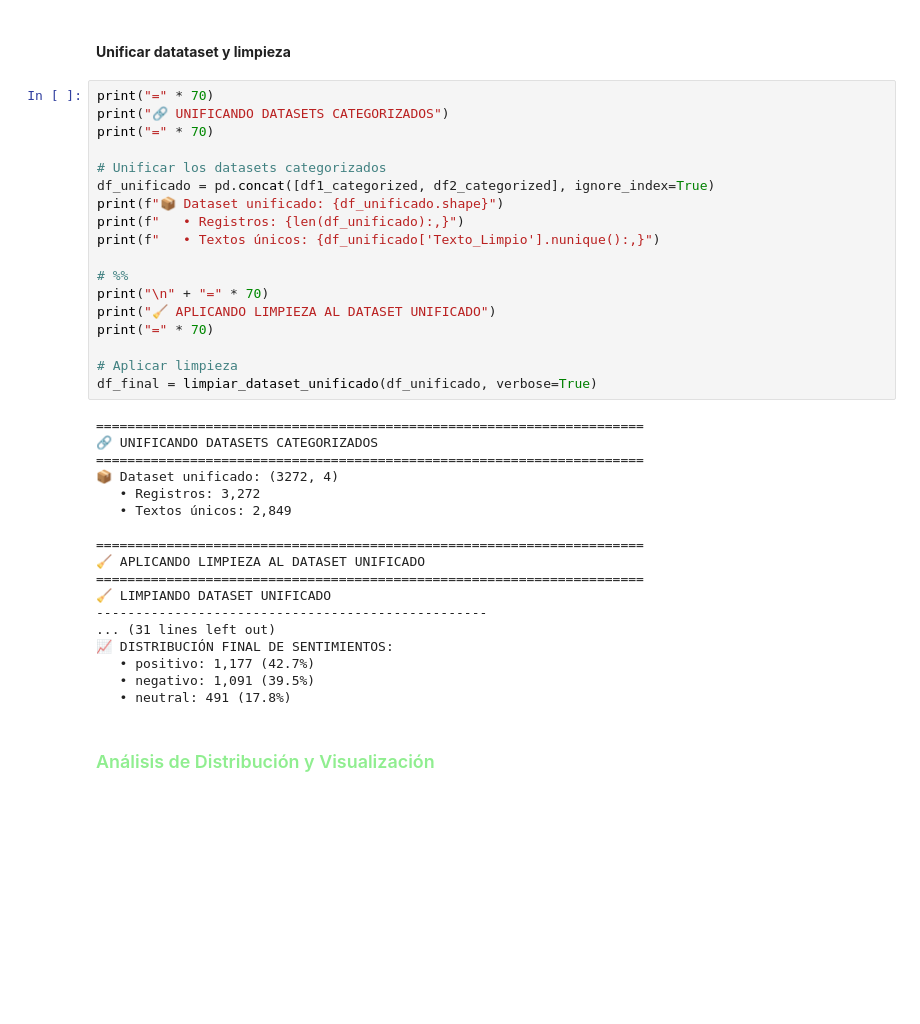
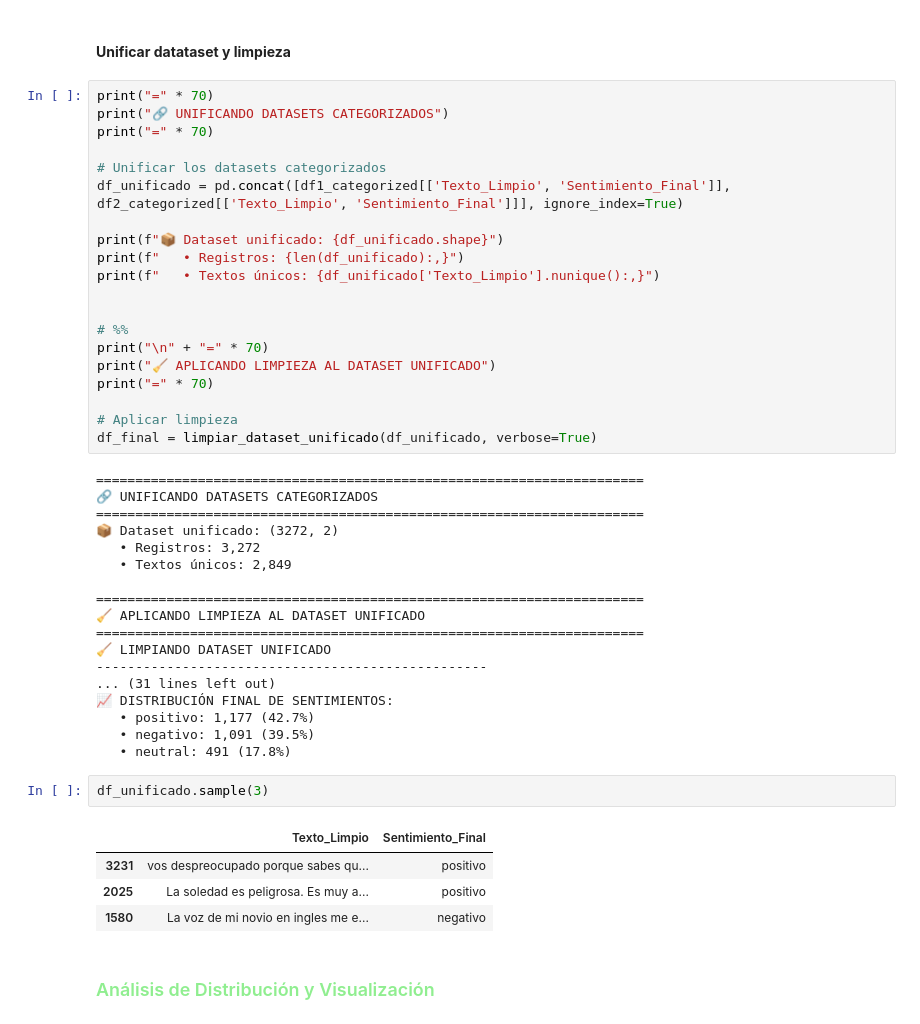
Before and after one commit to ml-punto-tech/sentiment-api, a Jupyter notebook: data-science/notebooks/Procesamiento_y_Clasificacion_de_Datos_SentimentAPI_enero.ipynb, the cells around one changed output. Saved outputs shown, nothing was run; the diff lists cells and outputs as text; blank space fills up the shorter version.

```diff
--- a/data-science/notebooks/Procesamiento_y_Clasificacion_de_Datos_SentimentAPI_enero.ipynb
+++ b/data-science/notebooks/Procesamiento_y_Clasificacion_de_Datos_SentimentAPI_enero.ipynb
@@ -579,10 +595,12 @@ print("🔗 UNIFICANDO DATASETS CATEGORIZADOS")
 print("=" * 70)
 
 # Unificar los datasets categorizados
-df_unificado = pd.concat([df1_categorized, df2_categorized], ignore_index=True)
+df_unificado = pd.concat([df1_categorized[['Texto_Limpio', 'Sentimiento_Final']], df2_categorized[['Texto_Limpio', 'Sentimiento_Final']]], ignore_index=True)
+
 print(f"📦 Dataset unificado: {df_unificado.shape}")
 print(f"   • Registros: {len(df_unificado):,}")
 print(f"   • Textos únicos: {df_unificado['Texto_Limpio'].nunique():,}")
+
 
 # %%
 print("\n" + "=" * 70)
@@ -595,7 +613,7 @@ df_final = limpiar_dataset_unificado(df_unificado, verbose=True)
 ======================================================================
 🔗 UNIFICANDO DATASETS CATEGORIZADOS
 ======================================================================
-📦 Dataset unificado: (3272, 4)
+📦 Dataset unificado: (3272, 2)
    • Registros: 3,272
    • Textos únicos: 2,849
 
@@ -609,6 +627,13 @@ df_final = limpiar_dataset_unificado(df_unificado, verbose=True)
    • positivo: 1,177 (42.7%)
    • negativo: 1,091 (39.5%)
    • neutral: 491 (17.8%)
+# %%
+df_unificado.sample(3)
+# %% [output]
+|  | Texto_Limpio | Sentimiento_Final |
+| 3231 | vos despreocupado porque sabes qu... | positivo |
+| 2025 | La soledad es peligrosa. Es muy a... | positivo |
+| 1580 | La voz de mi novio en ingles me e... | negativo |
 # %% [markdown]
  ### <font size=12 color=lightgreen>Análisis de Distribución y Visualización</font>
 # %% [markdown]
```
Also changed, not shown: parts of 26 cells of this notebook.
